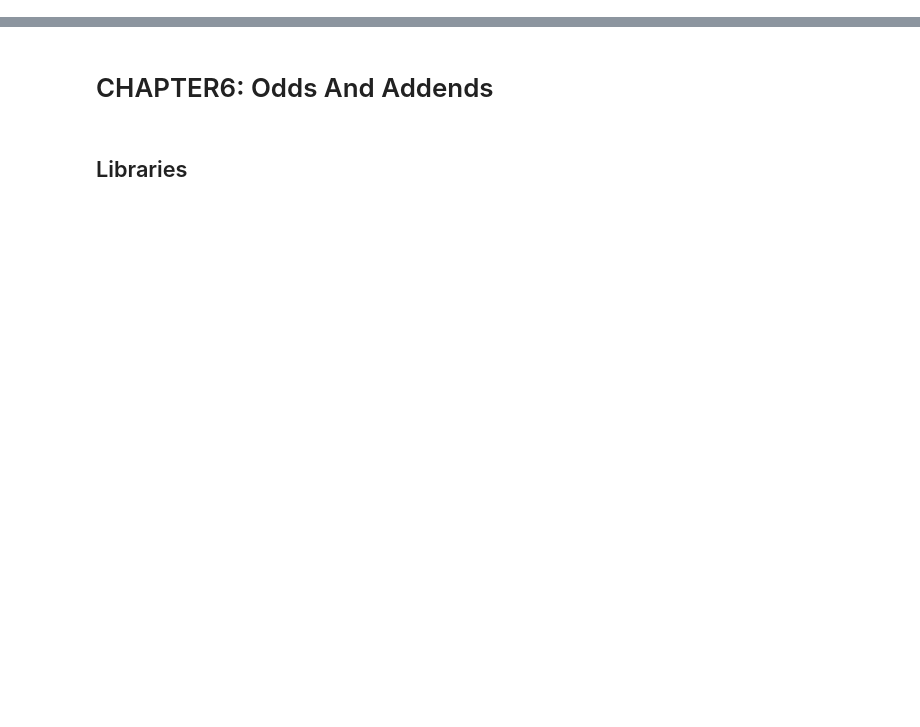
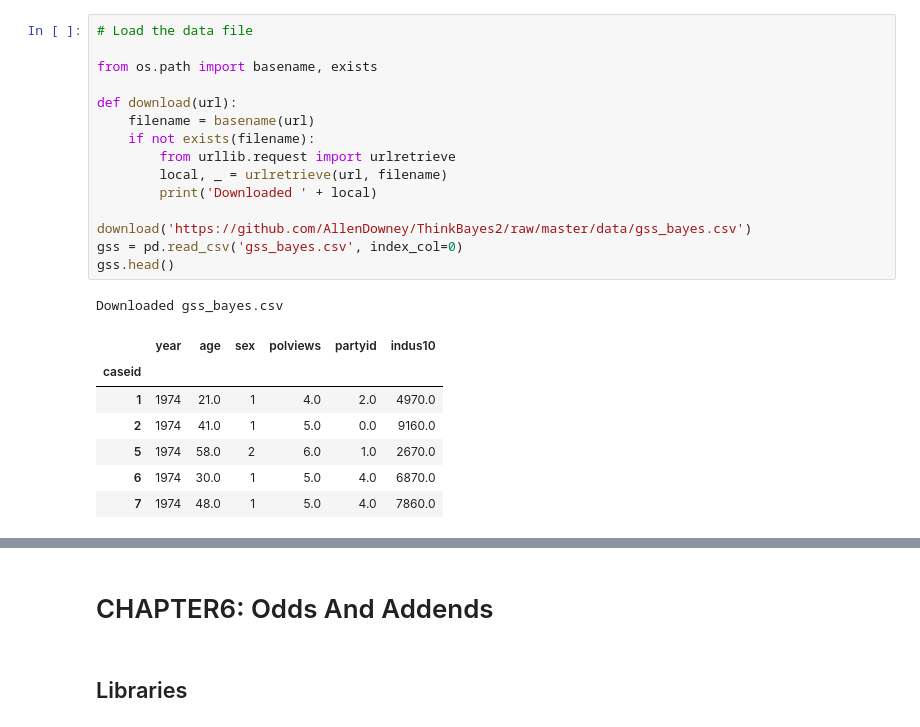
Before and after one commit to thk-lightman/STD_ThinkBayes, a Jupyter notebook: code/exercises.ipynb, the cells around one changed output, grey strips where cells are left out. Cells and saved outputs as stored; diff of their text form; blank space fills up the shorter version.

```diff
--- a/code/exercises.ipynb
+++ b/code/exercises.ipynb
@@ -0,0 +46,24 @@
+# %%
+# Load the data file
+
+from os.path import basename, exists
+
+def download(url):
+    filename = basename(url)
+    if not exists(filename):
+        from urllib.request import urlretrieve
+        local, _ = urlretrieve(url, filename)
+        print('Downloaded ' + local)
+
+download('https://github.com/AllenDowney/ThinkBayes2/raw/master/data/gss_bayes.csv')
+gss = pd.read_csv('gss_bayes.csv', index_col=0)
+gss.head()
+# %% [output]
+Downloaded gss_bayes.csv
+|  | year | age | sex | polviews | partyid | indus10 |
+| caseid |  |  |  |  |  |  |
+| 1 | 1974 | 21.0 | 1 | 4.0 | 2.0 | 4970.0 |
+| 2 | 1974 | 41.0 | 1 | 5.0 | 0.0 | 9160.0 |
+| 5 | 1974 | 58.0 | 2 | 6.0 | 1.0 | 2670.0 |
+| 6 | 1974 | 30.0 | 1 | 5.0 | 4.0 | 6870.0 |
+| 7 | 1974 | 48.0 | 1 | 5.0 | 4.0 | 7860.0 |
```
Also changed, not shown: parts of 72 cells of this notebook, 1 other file.
